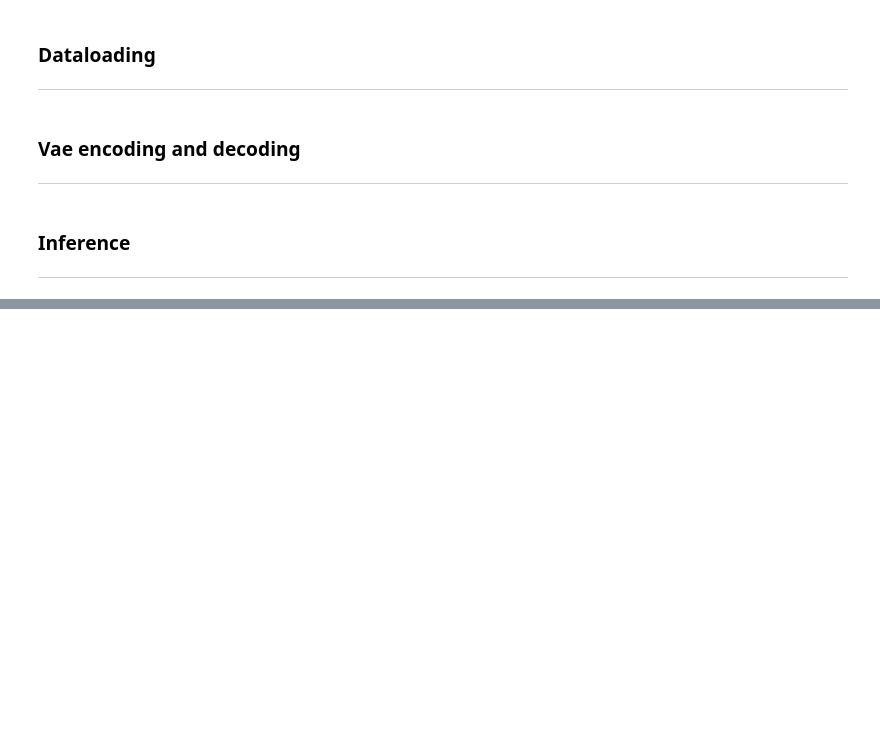
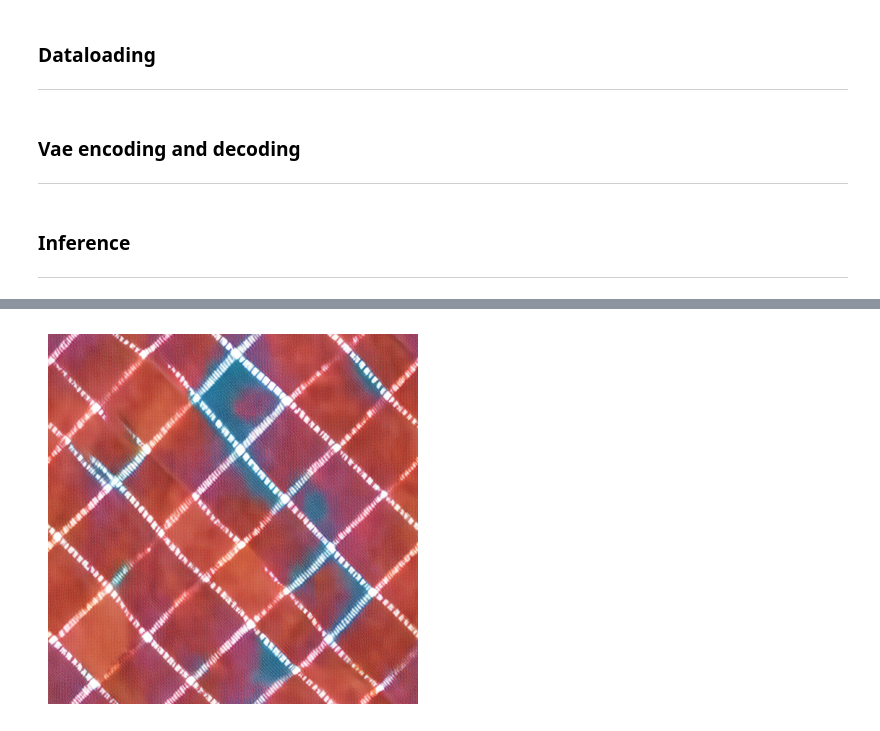
Before and after one commit to ludekcizinsky/garment-texture-completion, a Jupyter notebook: notebooks/test_train_pipeline.ipynb, the cells around one changed output, grey strips where cells are left out. Saved outputs shown, nothing was run; the diff lists cells and outputs as text; code cells hidden in the pictures; blank space fills up the shorter version.

```diff
--- a/notebooks/test_train_pipeline.ipynb
+++ b/notebooks/test_train_pipeline.ipynb
@@ -172,0 +196,46 @@ plt.show()
+# %%
+cfg = OmegaConf.load("../configs/train.yaml")
+dataset = InpaintingDataset(cfg)
+i = 6611
+sample = dataset[i]
+diffuse_img, partial_img, mask = sample["full_diffuse_img"], sample["partial_diffuse_img"], dataset.mask
+# %%
+def convert_mask_ndarray_to_pil(mask_np):
+    # Step 1: Convert to grayscale (average RGB channels)
+    if mask_np.shape[-1] == 3:
+        mask_np = mask_np.mean(axis=-1)  # shape: (512, 512)
+
+    # Step 2: Scale to [0, 255]
+    mask_np = np.clip(mask_np * 255, 0, 255).astype(np.uint8)
+
+    # Step 3: Convert to PIL image (mode 'L')
+    mask_pil = Image.fromarray(mask_np, mode='L')
+
+    return mask_pil
+
+def convert_float_image_to_pil(img_np):
+    # Step 1: Clip to [0, 1]
+    img_np = np.clip(img_np, 0.0, 1.0)
+
+    # Step 2: Scale to [0, 255]
+    img_np = (img_np * 255).astype(np.uint8)
+
+    # Step 3: Convert to PIL Image
+    img_pil = Image.fromarray(img_np)
+
+    return img_pil
+
+def post_process_image(image):
+    if type(image) == torch.Tensor:
+        image = image.cpu().numpy()
+    decoded_image = data_utils.channels_last(data_utils.denormalise_image(image))
+    return decoded_image
+# %%
+target_img = post_process_image(diffuse_img)
+target_img_pil = convert_float_image_to_pil(target_img)
+
+plt.imshow(target_img_pil)
+plt.axis("off")
+plt.show()
+# %% [output]
+[figure, added]
```
Also changed, not shown: parts of 18 cells of this notebook, 1 other file.
